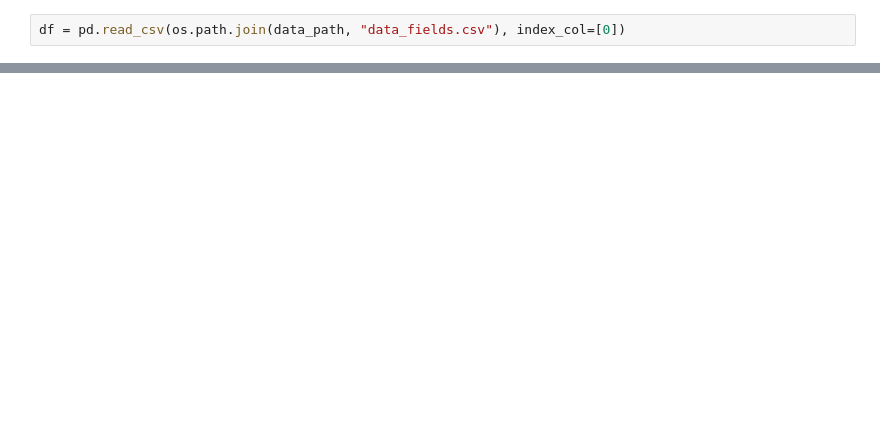
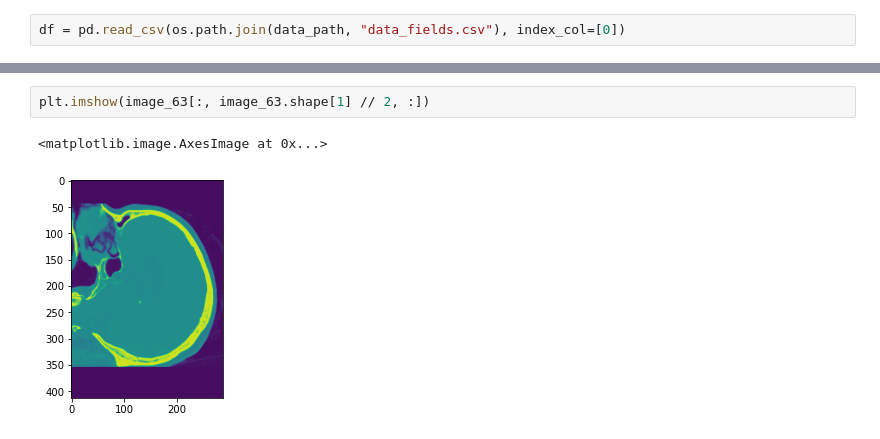
Before and after one commit to vhoma/ydata-viz-ai, a Jupyter notebook: data_preparation.ipynb, the cells around one changed output, grey strips where cells are left out. Saved outputs shown, nothing was run; the diff lists cells and outputs as text; blank space fills up the shorter version.

```diff
--- a/data_preparation.ipynb
+++ b/data_preparation.ipynb
@@ -165,0 +269,5 @@ for f in img_to_remove['file_name']:
+# %%
+plt.imshow(image_63[:, image_63.shape[1] // 2, :])
+# %% [output]
+<matplotlib.image.AxesImage at 0x...>
+[figure, added]
```
Also changed, not shown: parts of 24 cells of this notebook, 1 other file.
